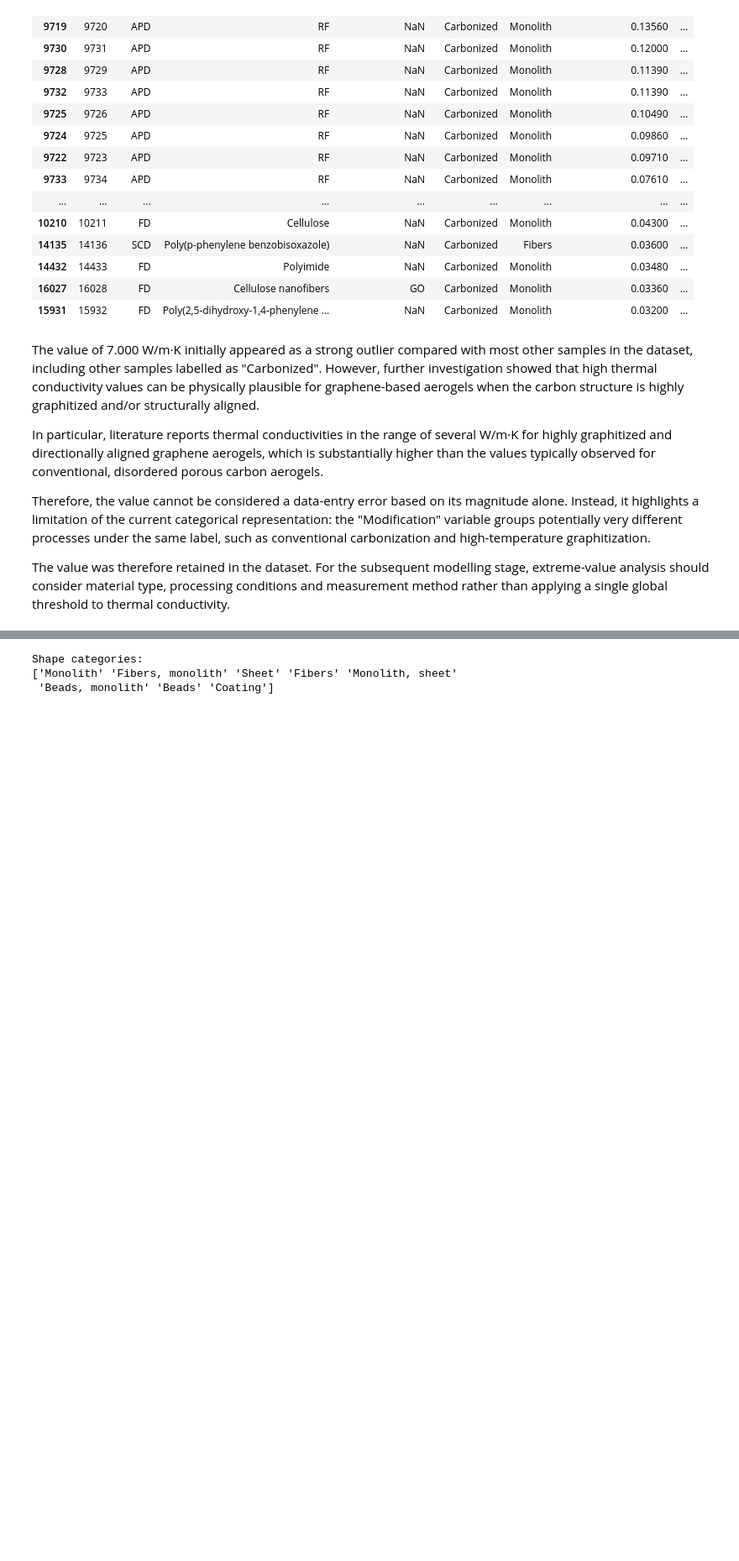
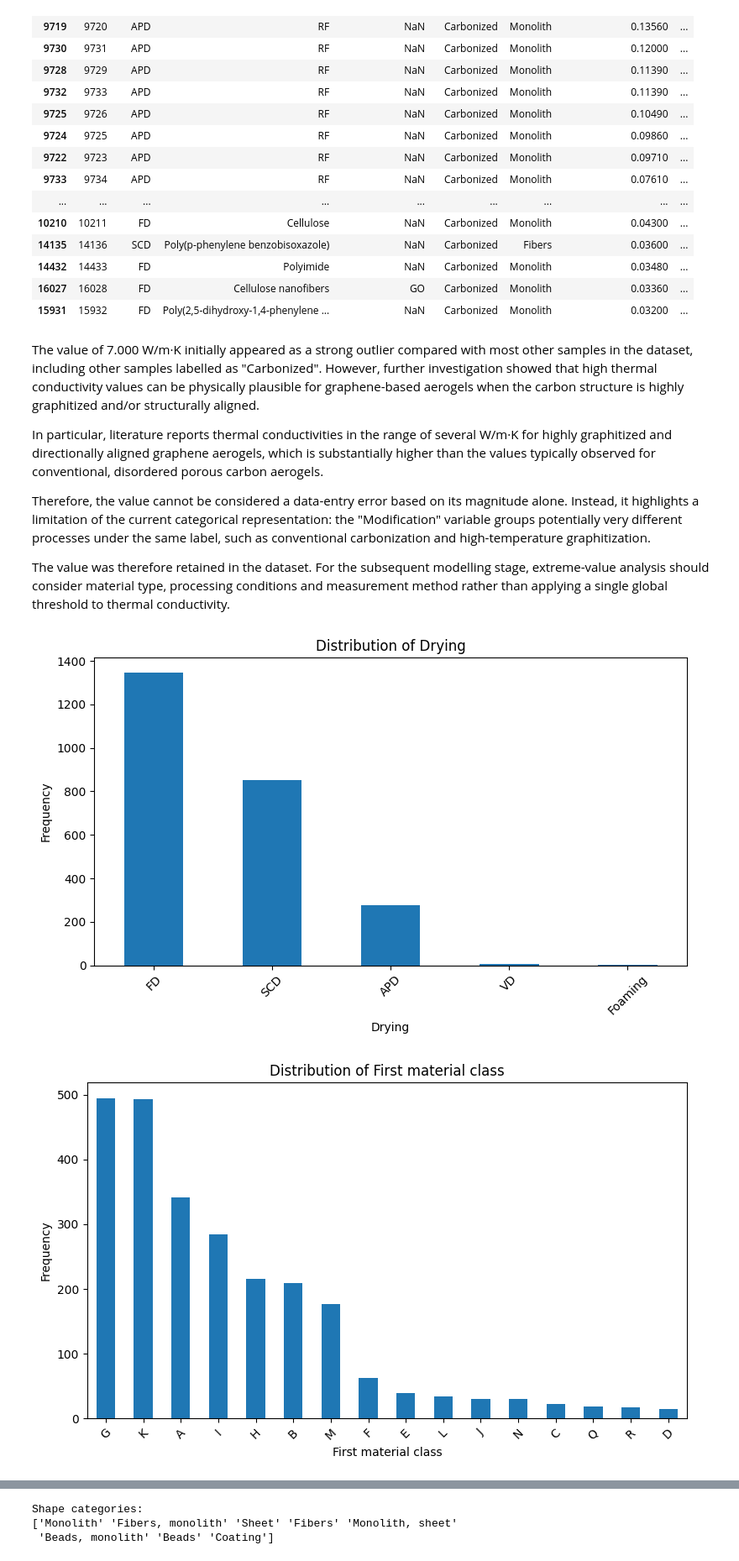
Before and after one commit to paulagirones/Aerogels_thermal_conductivity, a Jupyter notebook: aerogels_thermal_conductivity_ml.ipynb, the cells around one changed output, grey strips where cells are left out. Shown at 84% size. Drawn from its saved outputs; the diff is of its cells as text; code cells hidden in the pictures; blank space fills up the shorter version.

```diff
--- a/aerogels_thermal_conductivity_ml.ipynb
+++ b/aerogels_thermal_conductivity_ml.ipynb
@@ -586,18 +735,0 @@ Some Shape values contain multiple forms (e.g., "Monolith, sheet"). Treating the
-# %%
-for col in ['Drying', 'Shape']:
-    plt.figure(figsize=(8, 5))
-
-    df.boxplot(
-        column='Thermal_conductivity',
-        by=col
-    )
-
-    plt.xlabel(col)
-    plt.ylabel('Thermal conductivity [W/(m K)]')
-    plt.title(f'Thermal Conductivity by {col}')
-
-    plt.suptitle('')
-    plt.xticks(rotation=30)
-    plt.tight_layout()
-
-    plt.show()
@@ -747,3 +836,32 @@ In particular, literature reports thermal conductivities in the range of several
 Therefore, the value cannot be considered a data-entry error based on its magnitude alone. Instead, it highlights a limitation of the current categorical representation: the "Modification" variable groups potentially very different processes under the same label, such as conventional carbonization and high-temperature graphitization.
 
 The value was therefore retained in the dataset. For the subsequent modelling stage, extreme-value analysis should consider material type, processing conditions and measurement method rather than applying a single global threshold to thermal conductivity.
+# %%
+categorical_features=[
+    'Drying',
+    'First material class',
+    'Second materials class',
+    'Modification class',
+    'Shape',
+    'Gelation class',
+    'Solvent class',
+    'Thermal method',
+    'Post-drying cross-linking'
+]
+
+for col in categorical_features:
+    plt.figure(figsize=(8, 5))
+
+    df[col].value_counts().plot(kind='bar')
+
+    plt.xlabel(col)
+    plt.ylabel('Frequency')
+    plt.title(f'Distribution of {col}')
+
+    plt.xticks(rotation=45)
+    plt.tight_layout()
+
+    plt.show()
+# %% [output]
+[figure, added]
+[figure, added]
```
Also changed, not shown: parts of 36 cells of this notebook.
